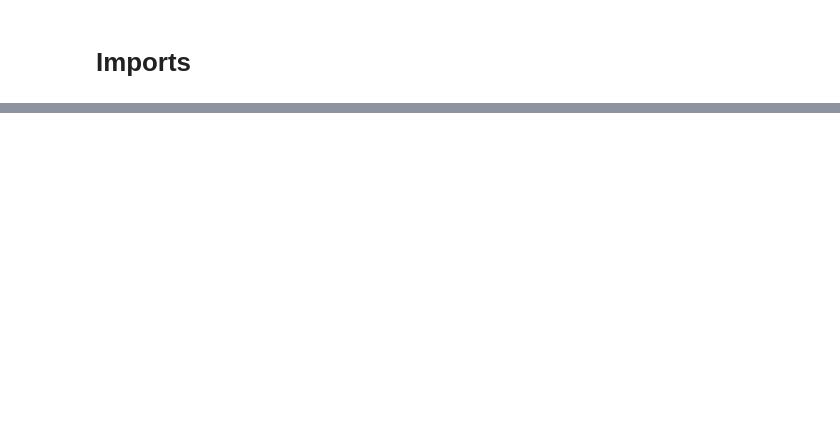
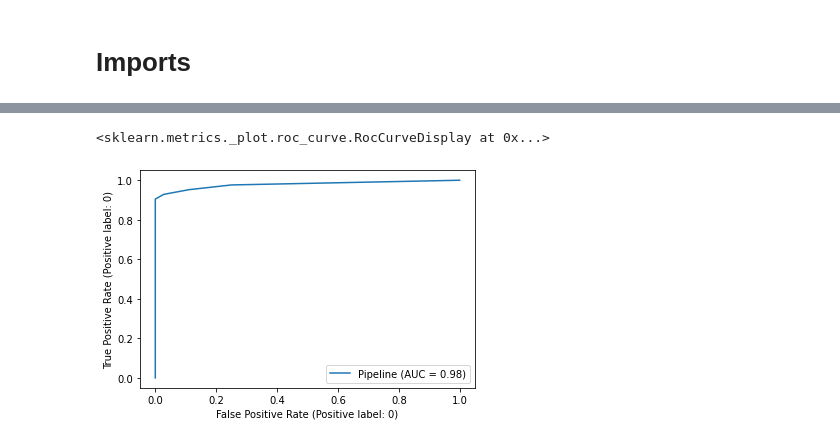
Before and after one commit to DavidJeonKr/lab_python, a Jupyter notebook: ml09_classification.ipynb, the cells around one changed output, grey strips where cells are left out. Cells and saved outputs as stored; diff of their text form; code cells hidden in the pictures; blank space fills up the shorter version.

```diff
--- a/ml09_classification.ipynb
+++ b/ml09_classification.ipynb
@@ -252,0 +31,2 @@ accuracy_score(y_train, train_pred)
+# %%
+cancer = load_breast_cancer()
@@ -252,0 +53,3 @@ accuracy_score(y_train, train_pred)
+# %%
+# 특성 행렬(2차원 배열), 타겟 배열
+X, y = cancer['data'], cancer['target']
@@ -252,0 +111,5 @@ accuracy_score(y_train, train_pred)
+# %%
+X_train, X_test, y_train, y_test = train_test_split(X, y,
+                                                    test_size=0.2,
+                                                    stratify=y,
+                                                    random_state=42)
@@ -252,0 +132,4 @@ accuracy_score(y_train, train_pred)
+# %%
+# 모델 생성
+knn_model = Pipeline(steps=[('scaler', StandardScaler()),
+                            ('clf', KNeighborsClassifier())])
@@ -261,0 +257,6 @@ test_pred = model.predict(X_test)
+# %%
+# 암(Malignant)을 양성(Positive)로 생각한 특이도/민감도 관계 그래프(ROC curve)
+plot_roc_curve(estimator=knn_model, X=X_test, y=y_test, pos_label=0)
+# %% [output]
+<sklearn.metrics._plot.roc_curve.RocCurveDisplay at 0x...>
+[figure, added]
```
Also changed, not shown: parts of 180 cells of this notebook.
